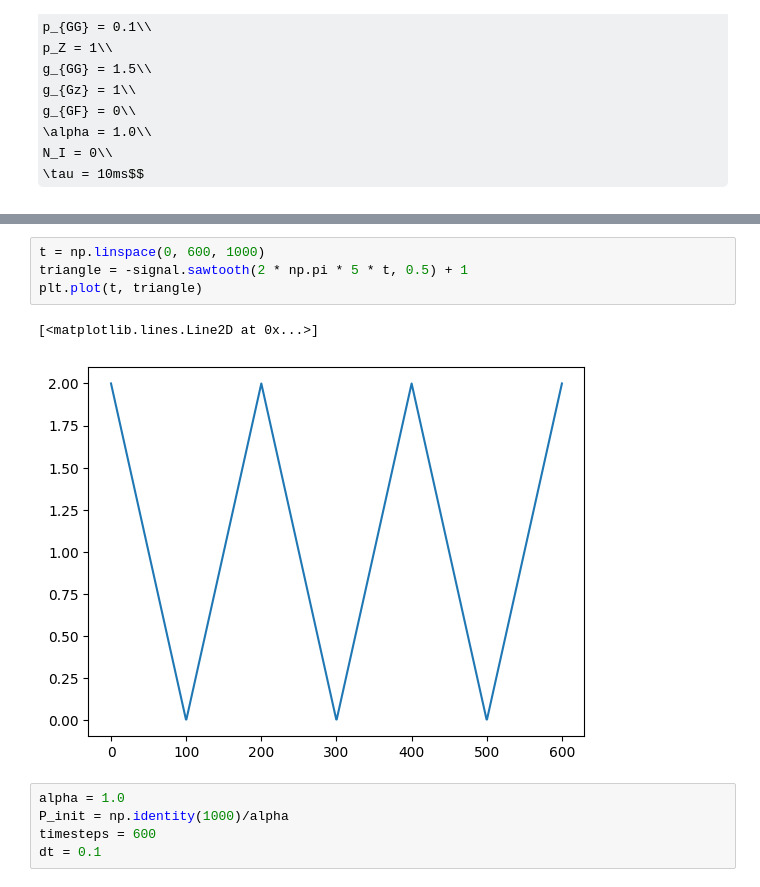
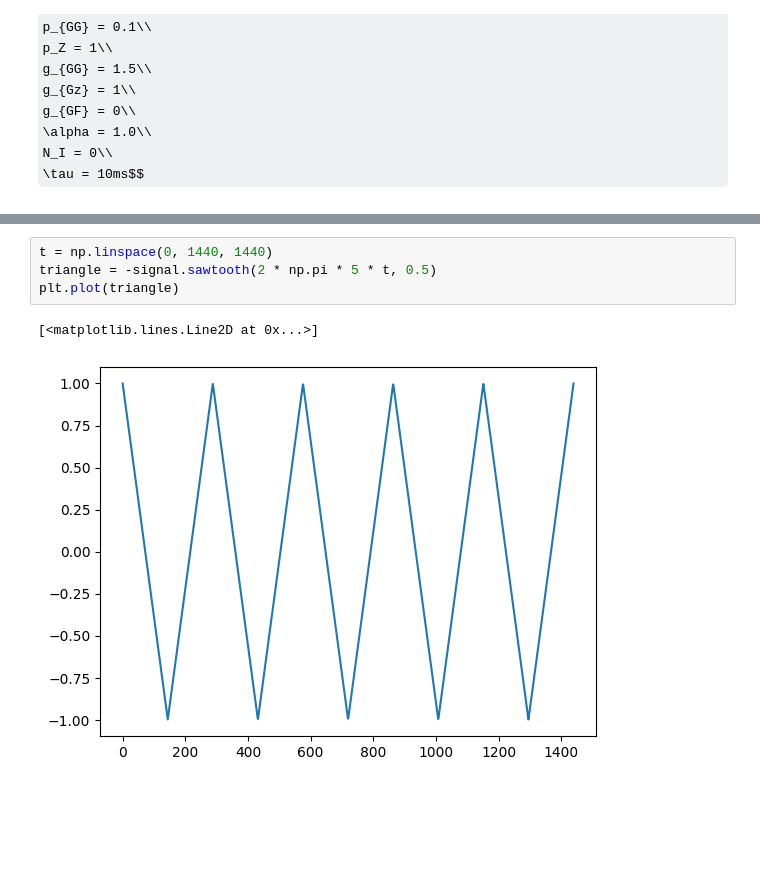
Before and after one commit to CEBangu/MOD_201, a Jupyter notebook: MOD201 final_report/final_report.ipynb, the cells around one changed output, grey strips where cells are left out. Saved outputs shown, nothing was run; the diff lists cells and outputs as text; some formulas as TeX source; blank space fills up the shorter version.

```diff
--- a/MOD201 final_report/final_report.ipynb
+++ b/MOD201 final_report/final_report.ipynb
@@ -67,12 +169,7 @@ N_I = 0\\
 # %%
-t = np.linspace(0, 600, 1000)
-triangle = -signal.sawtooth(2 * np.pi * 5 * t, 0.5) + 1
-plt.plot(t, triangle)
+t = np.linspace(0, 1440, 1440)
+triangle = -signal.sawtooth(2 * np.pi * 5 * t, 0.5)
+plt.plot(triangle)
 # %% [output]
 [<matplotlib.lines.Line2D at 0x...>]
-[figure, old version]
+[figure, new version]
-# %%
-alpha = 1.0
-P_init = np.identity(1000)/alpha
-timesteps = 600
-dt = 0.1
```
Also changed, not shown: parts of 29 cells of this notebook.
